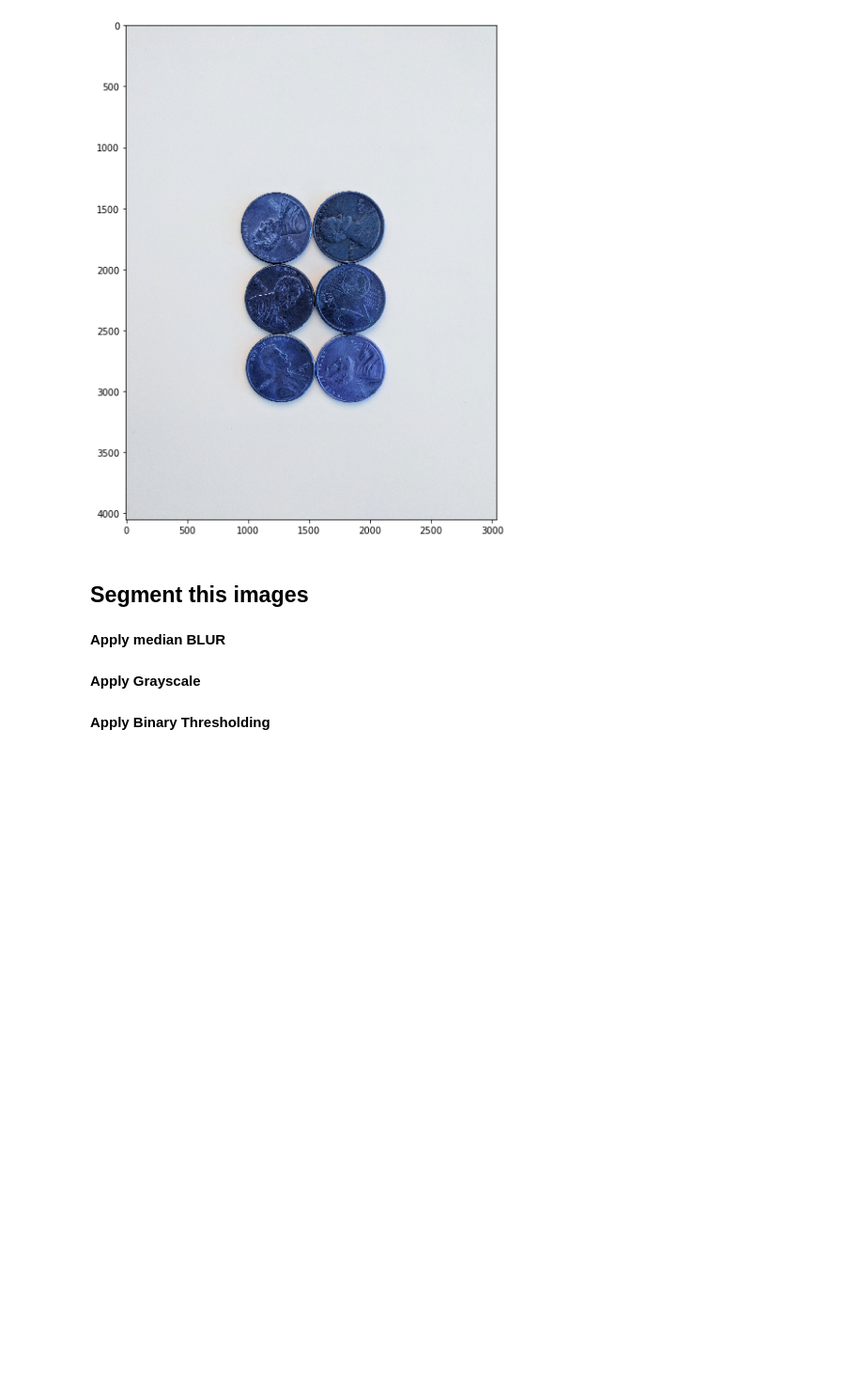
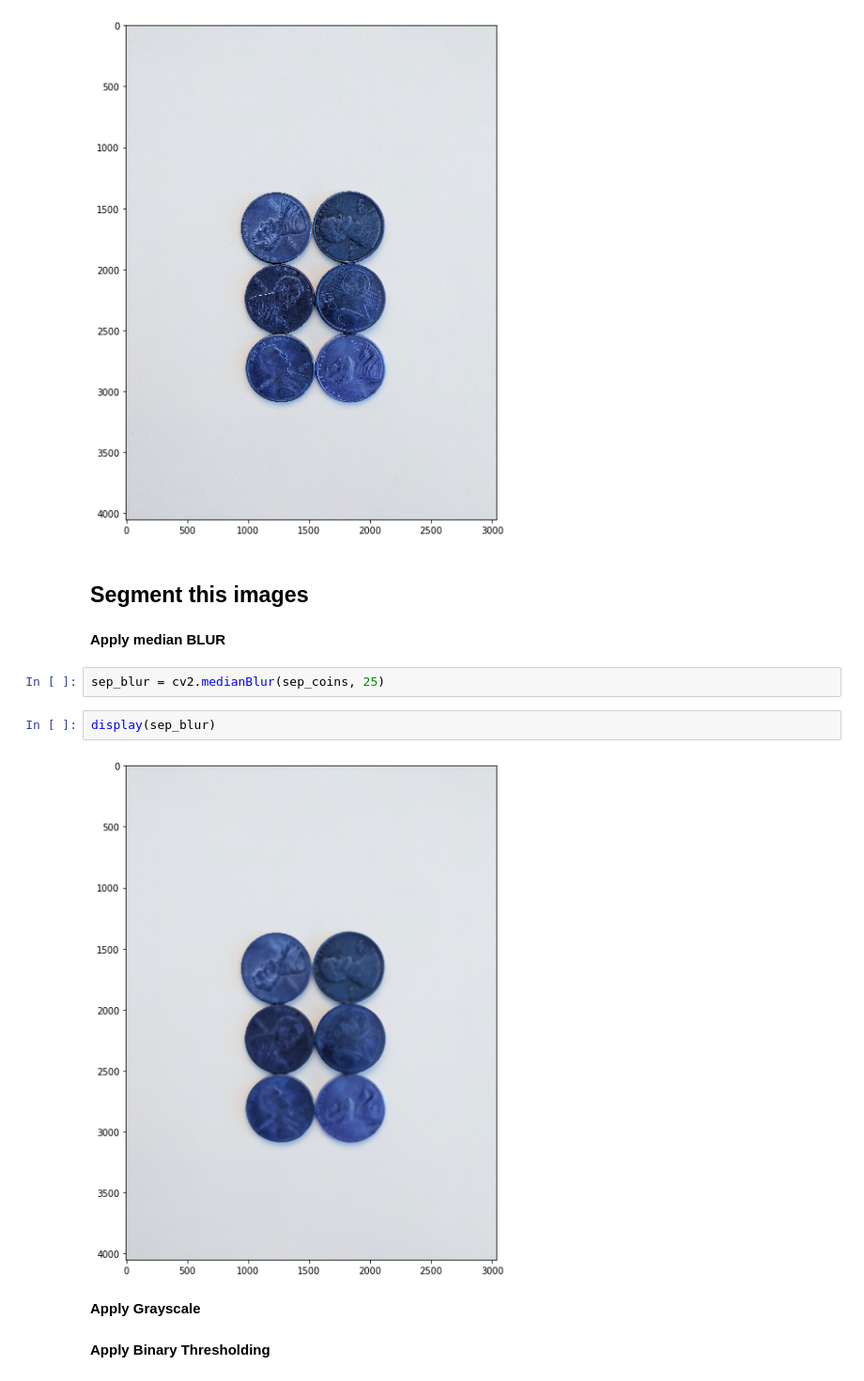
Before and after one commit to neemiasbsilva/object-detection-opencv, a Jupyter notebook: apply-watershed-algorithm.ipynb, the cells around one changed output. Shown: that part at 94% size. Saved outputs shown, nothing was run; the diff lists cells and outputs as text; blank space fills up the shorter version.

Commit message:
Object detection - using watershed algorithm to apply coin next table

```diff
--- a/apply-watershed-algorithm.ipynb
+++ b/apply-watershed-algorithm.ipynb
@@ -28,6 +28,12 @@ display(sep_coins)
 ## Segment this images
 # %% [markdown]
 **Apply median BLUR**
+# %%
+sep_blur = cv2.medianBlur(sep_coins, 25)
+# %%
+display(sep_blur)
+# %% [output]
+[figure, added]
 # %% [markdown]
 **Apply Grayscale**
 # %% [markdown]
```
